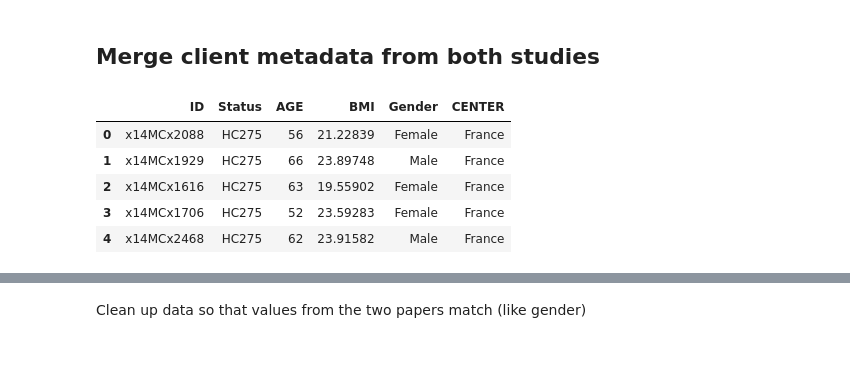
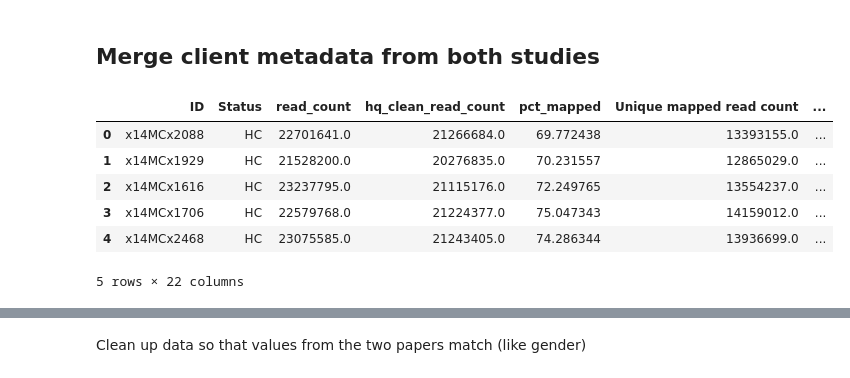
Before and after one commit to Gibbons-Lab/2026_cperez_antibiotic_recency, a Jupyter notebook: archive/metacardis_SOL_validation_NEW.ipynb, the cells around one changed output, grey strips where cells are left out. Cells and saved outputs as stored; diff of their text form; code cells hidden in the pictures.

```diff
--- a/metacardis_SOL_validation.ipynb
+++ b/archive/metacardis_SOL_validation_NEW.ipynb
@@ -57,0 +75,2 @@ anti_diab = pd.read_csv("metacardis_data/metacardis_other_med_use.csv")
+# %%
+clients_fromentin2022['Status'] = clients_fromentin2022['Status'].str.replace(r'\d+', '', regex=True)
@@ -57,0 +114,8 @@ anti_diab = pd.read_csv("metacardis_data/metacardis_other_med_use.csv")
+# %%
+clients_fromentin_clean = clients_fromentin2022[[
+    'ID', 'Status', 'read_count', 'hq_clean_read_count',
+    'pct_mapped', 'Unique mapped read count', 'pct_mapped_unique',
+    'age', 'bmi', 'gender', 'center', 'diabetic_status',
+    'waist_circ', 'triglycerides', 'adiponectin', 'crp', 'hba1c',
+    'systolic_bp', 'diastolic_bp', 'lvef', 'pro_ANP', 'activity_hr_week'
+]].copy().drop_duplicates()
@@ -59,33 +177,33 @@ anti_diab = pd.read_csv("metacardis_data/metacardis_other_med_use.csv")
 ## Merge client metadata from both studies
 # %%
 # Subset col of interest from Fromentin 2022
-clients_fromentin_clean = (clients_fromentin2022
-                           [['ID','Status','Age (years)', 'BMI (kg/m²)',
-                             'Gender', 'Nationality']].copy())
+# clients_fromentin_clean = (clients_fromentin2022
+#                            [['ID','Status','Age (years)', 'BMI (kg/m²)',
+#                              'Gender', 'Nationality']].copy())
 
 # IHD372 and MMC372 both have subcategories
 # IHD has CIHD, ACS, and HF
 # MMC has a 372 cohort and a 269 cohort
 # Only keep the larger categories to prevent duplicates
-status = ['HC275', 'MMC372', 'UMCC222', 'IHD372']
+# status = ['HC275', 'MMC372', 'UMCC222', 'IHD372']
 
-clients_fromentin_clean.rename(columns={'BMI (kg/m²)': 'BMI'}, inplace=True)
-clients_fromentin_clean.rename(columns={'Age (years)': 'AGE'}, inplace=True)
-clients_fromentin_clean.rename(columns={'Nationality': 'CENTER'}, inplace=True)
+# clients_fromentin_clean.rename(columns={'BMI (kg/m²)': 'BMI'}, inplace=True)
+# clients_fromentin_clean.rename(columns={'Age (years)': 'AGE'}, inplace=True)
+# clients_fromentin_clean.rename(columns={'Nationality': 'CENTER'}, inplace=True)
 
 # Change spelling of Danemark to Denmark to match other df
-clients_fromentin2022.Nationality.value_counts()
-clients_fromentin_clean.loc[clients_fromentin_clean.CENTER == 'Danemark', 'CENTER'] = 'Denmark'
+# clients_fromentin2022.Nationality.value_counts()
 
-clients_fromentin_clean = clients_fromentin_clean[clients_fromentin_clean['Status'].isin(status)]
+# clients_fromentin_clean = clients_fromentin_clean[clients_fromentin_clean['Status'].isin(status)]
 clients_fromentin_clean.head()
 # %% [output]
-|  | ID | Status | AGE | BMI | Gender | CENTER |
-| 0 | x14MCx2088 | HC275 | 56 | 21.22839 | Female | France |
-| 1 | x14MCx1929 | HC275 | 66 | 23.89748 | Male | France |
-| 2 | x14MCx1616 | HC275 | 63 | 19.55902 | Female | France |
-| 3 | x14MCx1706 | HC275 | 52 | 23.59283 | Female | France |
-| 4 | x14MCx2468 | HC275 | 62 | 23.91582 | Male | France |
+|  | ID | Status | read_count | hq_clean_read_count | pct_mapped | Unique mapped read count | ... |
+| 0 | x14MCx2088 | HC | 22701641.0 | 21266684.0 | 69.772438 | 13393155.0 | ... |
+| 1 | x14MCx1929 | HC | 21528200.0 | 20276835.0 | 70.231557 | 12865029.0 | ... |
+| 2 | x14MCx1616 | HC | 23237795.0 | 21115176.0 | 72.249765 | 13554237.0 | ... |
+| 3 | x14MCx1706 | HC | 22579768.0 | 21224377.0 | 75.047343 | 14159012.0 | ... |
+| 4 | x14MCx2468 | HC | 23075585.0 | 21243405.0 | 74.286344 | 13936699.0 | ... |
+5 rows × 22 columns
 # %%
 # This cell determines how many IDs are shared between the two studies
 clients_forslund2021.rename(columns={'SampleID': 'ID'}, inplace=True)
```
Also changed, not shown: parts of 97 cells of this notebook, 30 other files.
